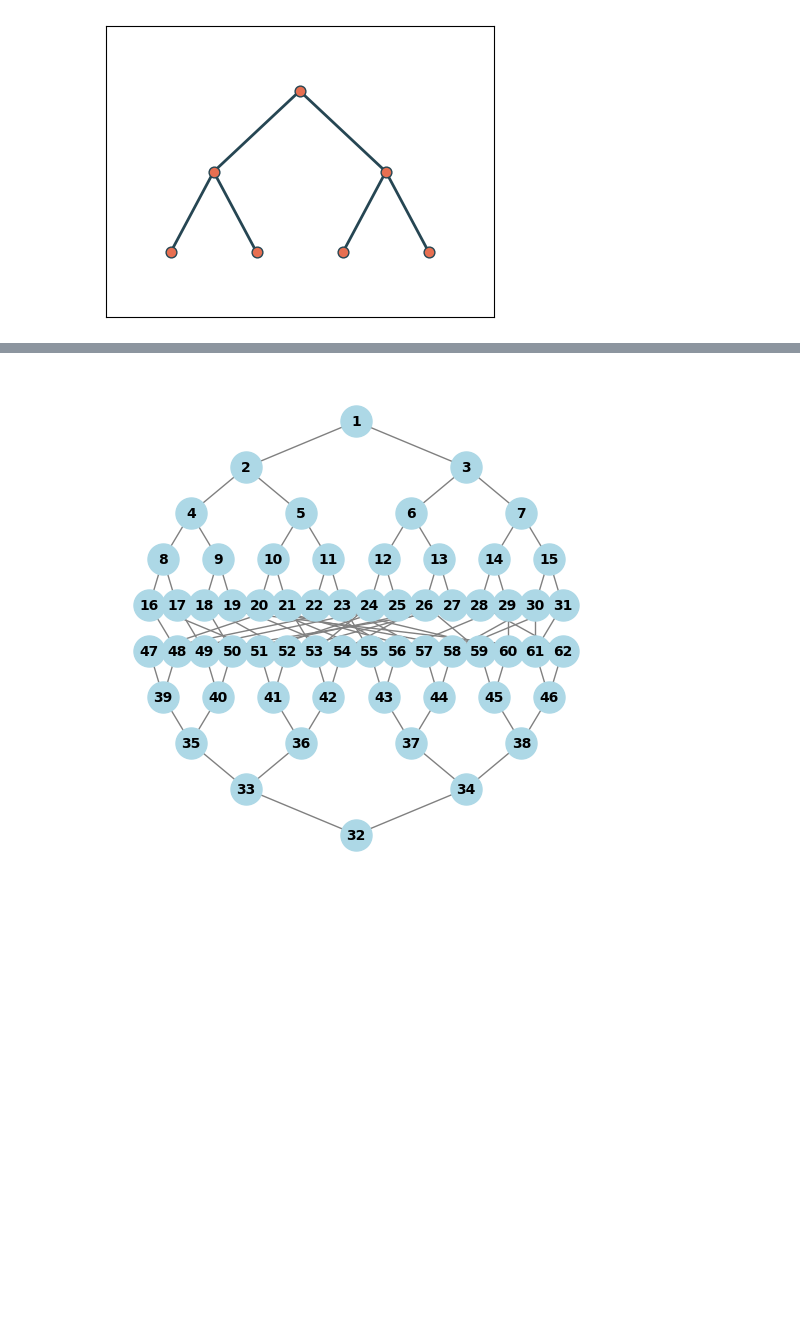
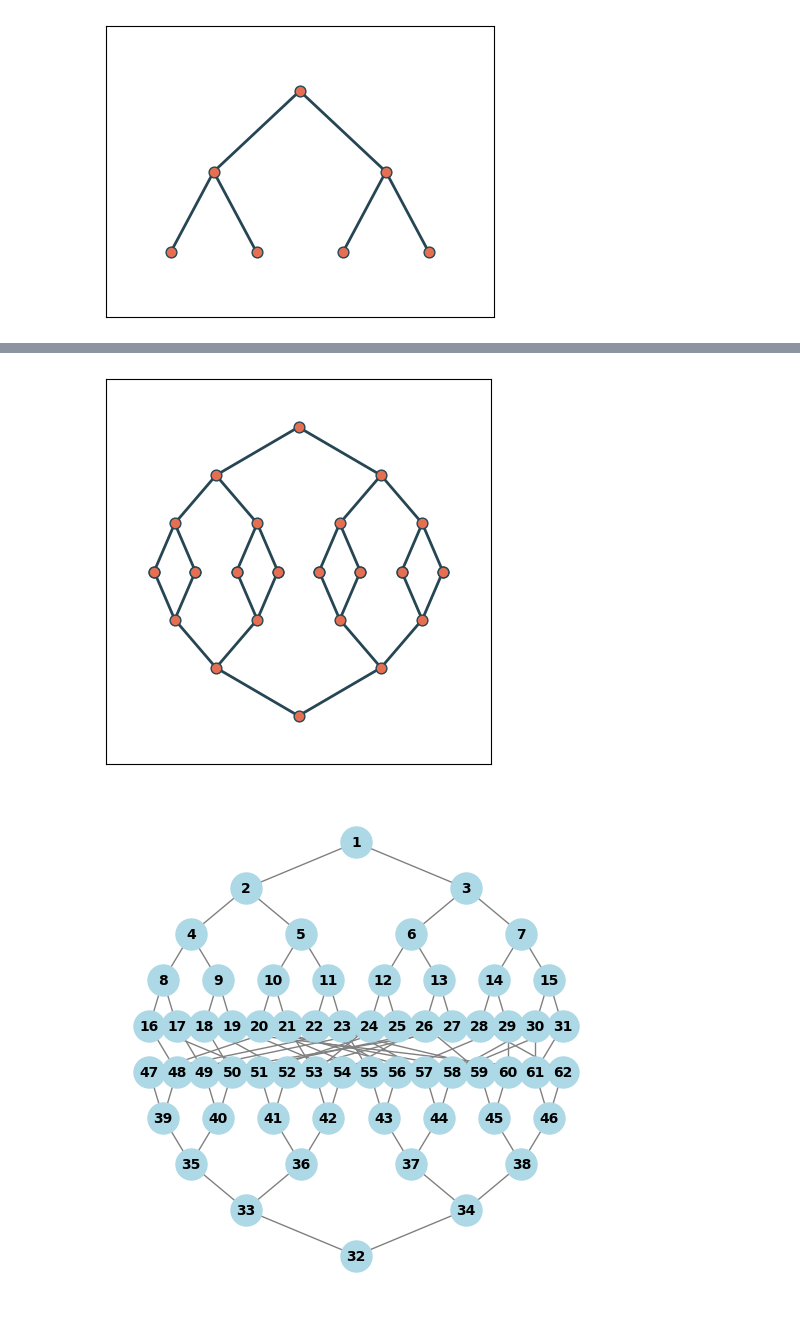
Before and after one commit to cgs2155/RandomCycles, a Jupyter notebook: proto.ipynb, the cells around one changed output, grey strips where cells are left out. Drawn from its saved outputs; the diff is of its cells as text; code cells hidden in the pictures; blank space fills up the shorter version.

Commit message:
made gt plots

```diff
--- a/proto.ipynb
+++ b/proto.ipynb
@@ -62,3 +39,18 @@ NetworkXError: Node 5 has no position.
+# %%
+tree_copy = tree.deep_copy()
+tree_size =  len(tree_copy.nodes)
+bot_layer = [int(node.index) for node in tree.nodes if node.degree == 1]
+copy_bot_layer = [int(leaf) + tree_size for leaf in bot_layer]
+
+gt_illusion = ConnectedGraph(nodes = tree_copy.nodes | shift_graph(tree, tree_size ).nodes )
+
+fig, axes = plt.subplots(1, 1, figsize=(5, 5))  # adjust figsize as needed
+
+pl_graph(axes, gt_illusion, positions= glued_tree_coords(X,xd=3,yd=1,spacing=0), vertex_size=60,outline_weight = 1, edge_weight=2,margin=1)
+
+plt.show()
+# %% [output]
+[figure, added]
 # %%
 rand = generate_random_cycle_graph(tree)
 pl_graph(rand, positions=rand_cycle_coords(X))
```
Also changed, not shown: parts of 4 cells of this notebook, 3 other files.
